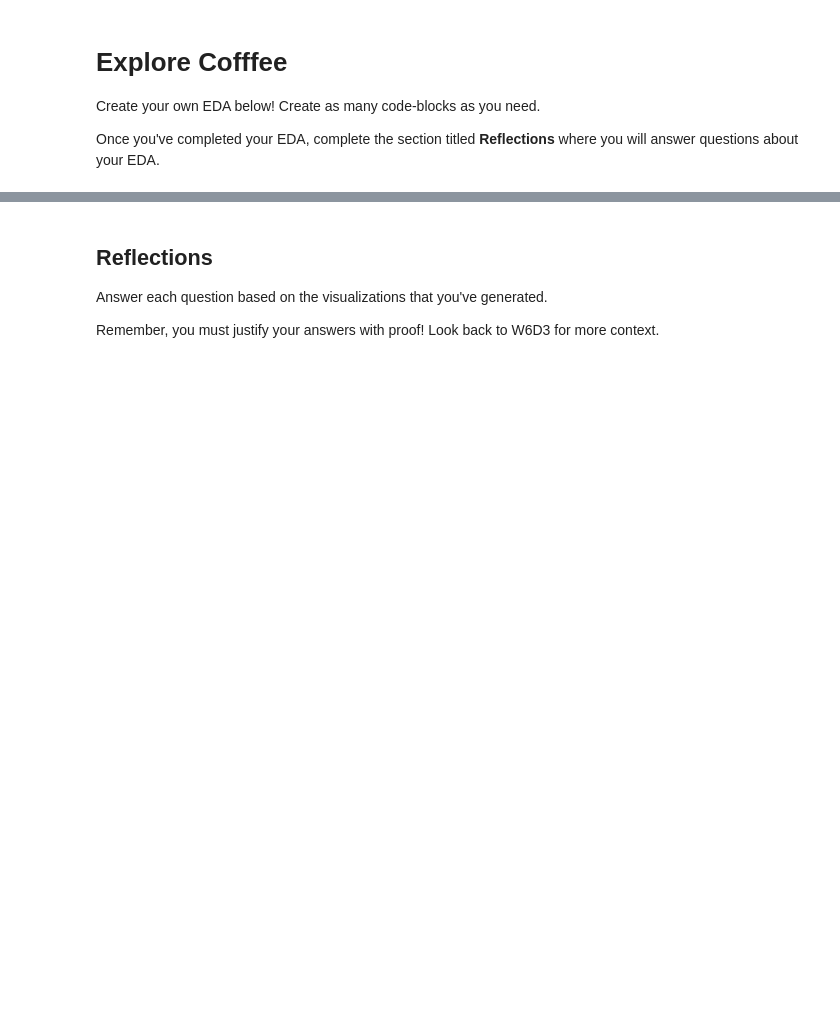
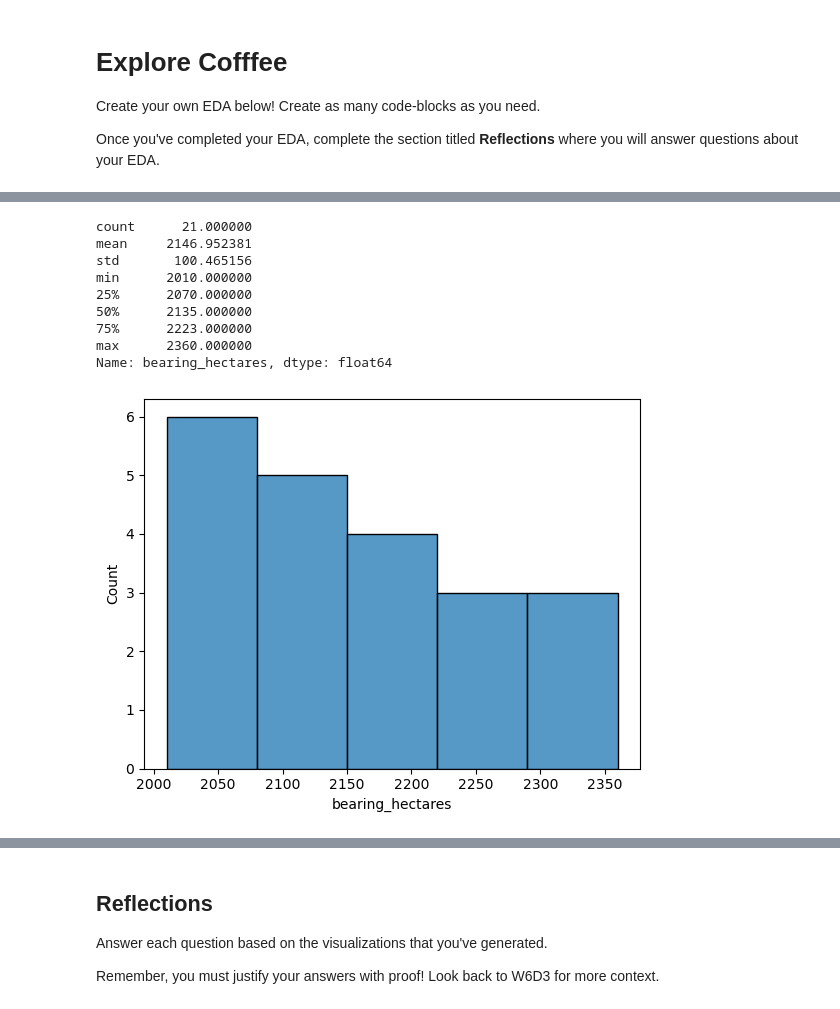
Before and after one commit to vchu22/IF-DS-TLAB3, a Jupyter notebook: notebooks/explore_coffee.ipynb, the cells around one changed output, grey strips where cells are left out. Drawn from its saved outputs; the diff is of its cells as text; code cells hidden in the pictures; blank space fills up the shorter version.

```diff
--- a/notebooks/explore_coffee.ipynb
+++ b/notebooks/explore_coffee.ipynb
@@ -33,0 +122,15 @@ coffee = pd.read_csv("../data/crop/coffee_output.csv")
+# %%
+# Histogram of the bearing_hectares count
+sns.histplot(data=coffee_cleaned, x="bearing_hectares", bins=5)
+coffee_cleaned["bearing_hectares"].describe()
+# %% [output]
+count      21.000000
+mean     2146.952381
+std       100.465156
+min      2010.000000
+25%      2070.000000
+50%      2135.000000
+75%      2223.000000
+max      2360.000000
+Name: bearing_hectares, dtype: float64
+[figure, added]
```
Also changed, not shown: parts of 18 cells of this notebook.
